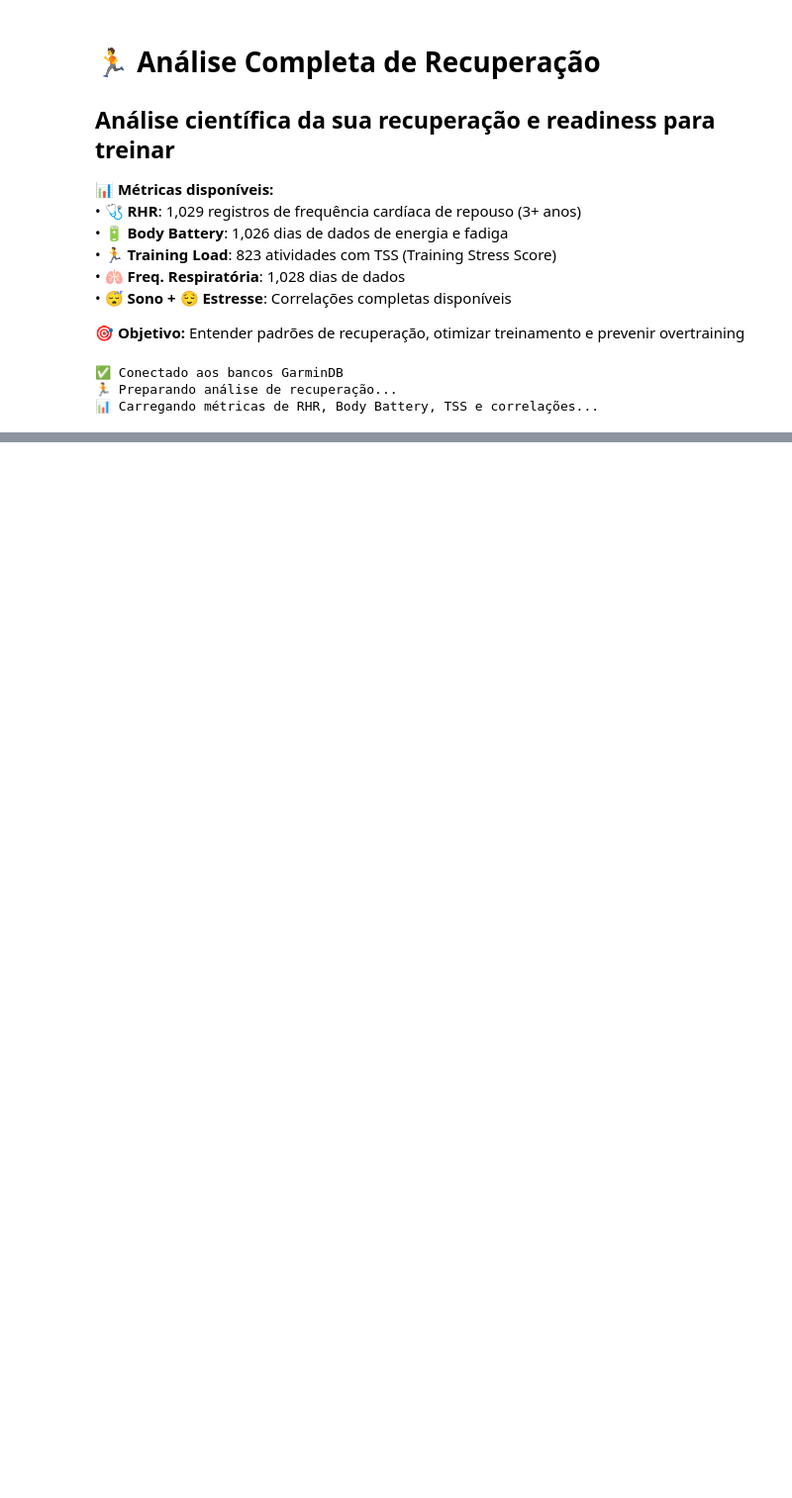
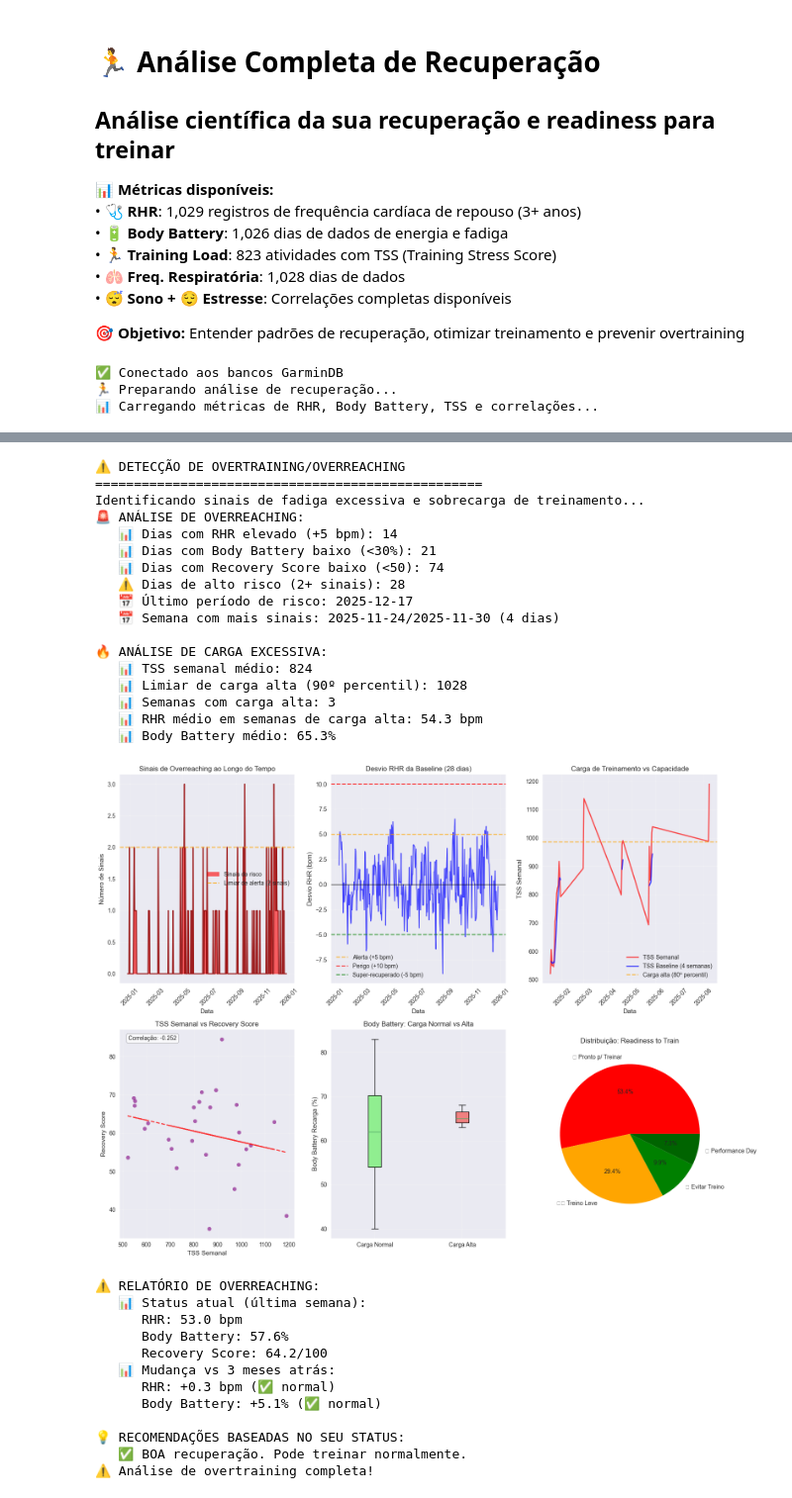
Before and after one commit to pmdusso/GarminDB, a Jupyter notebook: Jupyter/custom_recovery_analysis.ipynb, the cells around one changed output, grey strips where cells are left out. Shown at 99% size. Saved outputs shown, nothing was run; the diff lists cells and outputs as text; code cells hidden in the pictures; blank space fills up the shorter version.

```diff
--- a/Jupyter/custom_recovery_analysis.ipynb
+++ b/Jupyter/custom_recovery_analysis.ipynb
@@ -1155,7 +1190,7 @@ if len(high_load_weeks) > 0 and len(recovery_sorted) > 0:
         labels = ['Carga Normal', 'Carga Alta']
         colors = ['lightgreen', 'lightcoral']
 
-        box_plot = plt.boxplot(bb_comparison, labels=labels, patch_artist=True)
+        box_plot = plt.boxplot(bb_comparison, tick_labels=labels, patch_artist=True)
         for patch, color in zip(box_plot['boxes'], colors):
             patch.set_facecolor(color)
 
@@ -1217,33 +1252,64 @@ if len(recovery_sorted) > 0:
     print(f"      RHR: {rhr_change:+.1f} bpm ({'⚠️ elevado' if rhr_change > 3 else '✅ normal'})")
     print(f"      Body Battery: {bb_change:+.1f}% ({'⚠️ baixo' if bb_change < -10 else '✅ normal'})")
 
     # Conselhos baseados no estado atual
     print(f"\n💡 RECOMENDAÇÕES BASEADAS NO SEU STATUS:")
 
     if current_recovery >= 80:
         print(f"   💪 EXCELENTE recuperação! Dia ideal para treinos intensos.")
     elif current_recovery >= 60:
         print(f"   ✅ BOA recuperação. Pode treinar normalmente.")
     elif current_recovery >= 40:
         print(f"   ⚠️ Recuperação MODERADA. Considere treino leve ou ativo.")
     else:
         print(f"   🔴 Recuperação BAIXA. Recomenda-se descanso ou treino muito leve.")
 
     if rhr_change > 5:
         print(f"   🚨 RHR elevado (+{rhr_change:.1f} bpm) - possível sobrecarga!")
 
     if bb_change < -15:
         print(f"   🔋 Body Battery baixo ({bb_change:.1f}%) - foque na recuperação!")
 
     # Identificar tendências preocupantes
     recent_trend = recovery_sorted.tail(14)['recovery_score'].iloc[-7:].mean() - recovery_sorted.tail(14)['recovery_score'].iloc[:7].mean()
 
     if recent_trend < -10:
         print(f"   📉 ATENÇÃO: Tendência de piora na recuperação (-{abs(recent_trend):.1f} pontos)")
     elif recent_trend > 10:
         print(f"   📈 ÓTIMO: Tendência de melhora na recuperação (+{recent_trend:.1f} pontos)")
 
 print("⚠️ Análise de overtraining completa!")
+# %% [output]
+⚠️ DETECÇÃO DE OVERTRAINING/OVERREACHING
+==================================================
+Identificando sinais de fadiga excessiva e sobrecarga de treinamento...
+🚨 ANÁLISE DE OVERREACHING:
+   📊 Dias com RHR elevado (+5 bpm): 14
+   📊 Dias com Body Battery baixo (<30%): 21
+   📊 Dias com Recovery Score baixo (<50): 74
+   ⚠️ Dias de alto risco (2+ sinais): 28
+   📅 Último período de risco: 2025-12-17
+   📅 Semana com mais sinais: 2025-11-24/2025-11-30 (4 dias)
+
+🔥 ANÁLISE DE CARGA EXCESSIVA:
+   📊 TSS semanal médio: 824
+   📊 Limiar de carga alta (90º percentil): 1028
+   📊 Semanas com carga alta: 3
+   📊 RHR médio em semanas de carga alta: 54.3 bpm
+   📊 Body Battery médio: 65.3%
+[figure, added]
+⚠️ RELATÓRIO DE OVERREACHING:
+   📊 Status atual (última semana):
+      RHR: 53.0 bpm
+      Body Battery: 57.6%
+      Recovery Score: 64.2/100
+   📊 Mudança vs 3 meses atrás:
+      RHR: +0.3 bpm (✅ normal)
+      Body Battery: +5.1% (✅ normal)
+
+💡 RECOMENDAÇÕES BASEADAS NO SEU STATUS:
+   ✅ BOA recuperação. Pode treinar normalmente.
+⚠️ Análise de overtraining completa!
 # %%
 # Funções Customizáveis para Análise de Recuperação
 
```
Also changed, not shown: parts of 9 cells of this notebook, 17 other files.
